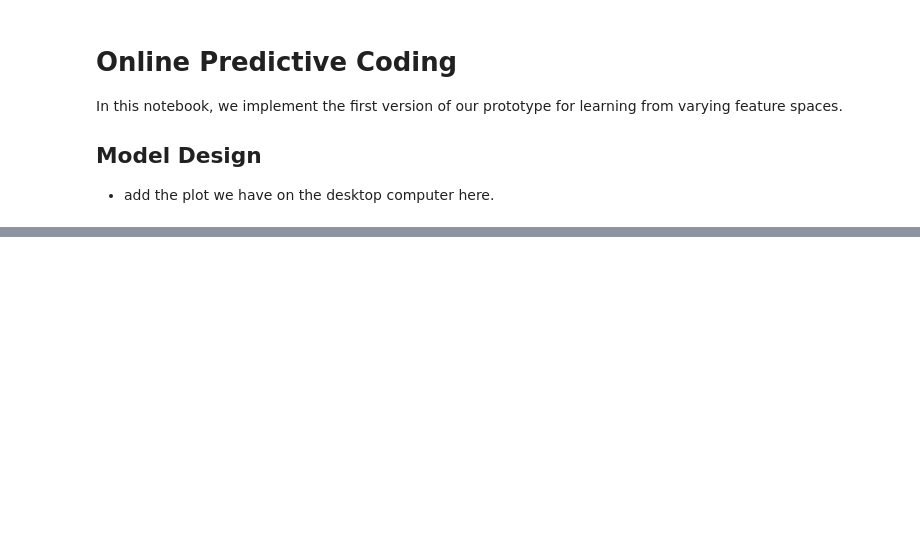
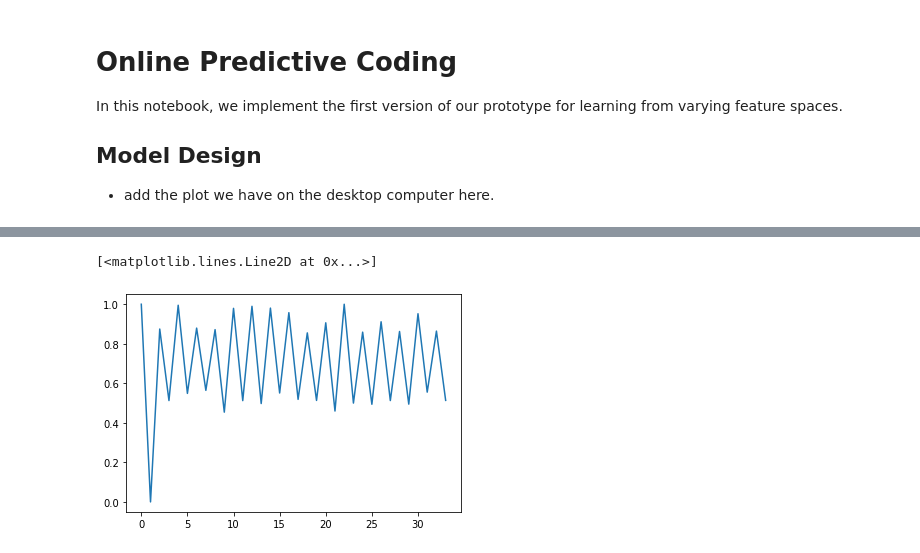
Before and after one commit to CopperWasp/PredictiveCoding, a Jupyter notebook: OnlinePredictiveCoding/online_predictive_coding.ipynb, the cells around one changed output, grey strips where cells are left out. Cells and saved outputs as stored; diff of their text form; code cells hidden in the pictures; blank space fills up the shorter version.

```diff
--- a/OnlinePredictiveCoding/online_predictive_coding.ipynb
+++ b/OnlinePredictiveCoding/online_predictive_coding.ipynb
@@ -81,7 +82,7 @@ def simulate_random_varying(X): # discrete uniform distribution
 
 
 
-def quant(x, l):  # l: num_layers, x:input
+def quant(x,l):
     one_hot = []
     for i in x:
         if i != 0:
@@ -89,12 +90,15 @@ def quant(x, l):  # l: num_layers, x:input
         else:
             one_hot.append(0)
     one_hot = np.array(one_hot)
+    qts=[x]
+    for i in range(l):
+        qt = (one_hot-x) * (i+1) / l
+        qts.append(x+qt)
+    qts.append(one_hot)
 
-    qt = (one_hot-x)/l
-
-    return one_hot, x+qt
+    return qts
 # %%
-X_path, y_path = get_path("german")
+X_path, y_path = get_path("ionosphere")
 X, y = read_dataset(X_path, y_path)
 num_features = len(X[0])
 folds = 20
@@ -150,0 +175,2 @@ opc = OnlinePredictiveCoding(3, 20)
+# %%
+result = quant(X[6], 2)
@@ -150,0 +179,5 @@ opc = OnlinePredictiveCoding(3, 20)
+# %%
+plt.plot(result[0])
+# %% [output]
+[<matplotlib.lines.Line2D at 0x...>]
+[figure, added]
```
Also changed, not shown: parts of 8 cells of this notebook, 5 other files.
